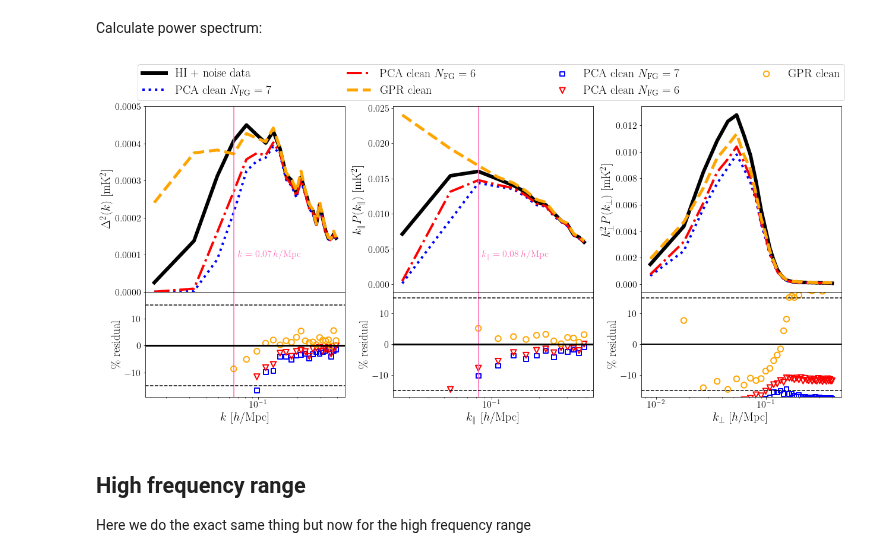
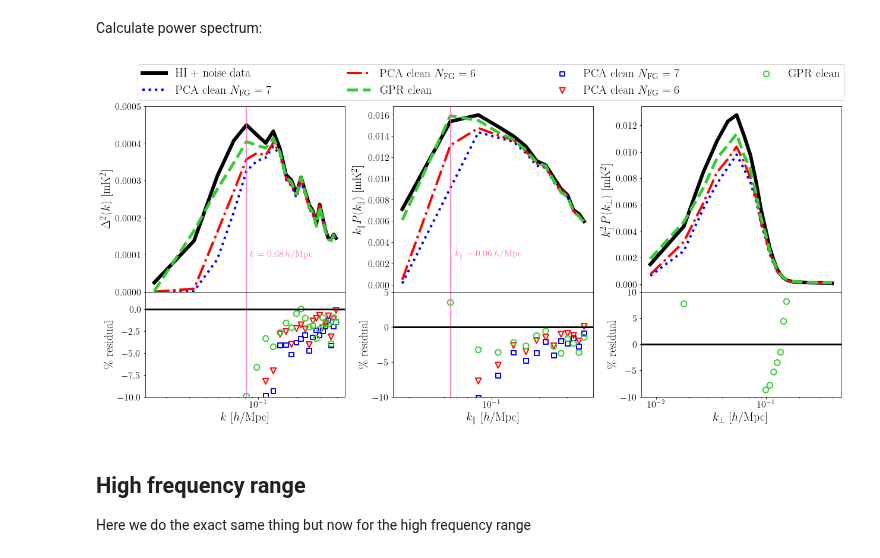
Before and after one commit to paulassoares/gpr4im, a Jupyter notebook: Jupyter Notebooks/Reproducible paper plots/With polarisation (bandwidth and redshift dependence).ipynb, the cells around one changed output. Drawn from its saved outputs; the diff is of its cells as text; code cells hidden in the pictures.

Commit message:
changes to paper plots

```diff
--- a/Jupyter Notebooks/Reproducible paper plots/With polarisation (bandwidth and redshift dependence).ipynb
+++ b/Jupyter Notebooks/Reproducible paper plots/With polarisation (bandwidth and redshift dependence).ipynb
@@ -88,17 +88,12 @@ k = np.linspace(kmin+0.5*dk,kmax-0.5*dk,nkbin)
 kperp = np.linspace(kmin_perp+0.5*dk_perp,kmax_perp-0.5*dk_perp,nkbin_perp)
 kpar = np.linspace(kmin_par+0.5*dk_par,kmax_par-0.5*dk_par,nkbin_par)
 # %%
-# bias correction:
-n_samples = 10
-pk3d_corr, pk1d_corr, samples = pk.get_biascorr(gpr_result.fgcov, Input, n_samples, lx, ly, lz,
-                                                kbins_par, kbins, w, W)
-
 # spherically averaged power spectrum:
 
 # true HI power spectrum:
 HI_pk = pk.getpk(HI_noise_data,w,W,nx,ny,nz,lx,ly,lz,kbins)[0]
-# residual power spectrum from GPR, with bias correction:
-GPR_pk = pk.getpk(gpr_result.res,w,W,nx,ny,nz,lx,ly,lz,kbins)[0] + pk3d_corr
+# residual power spectrum from GPR:
+GPR_pk = pk.getpk(gpr_result.res,w,W,nx,ny,nz,lx,ly,lz,kbins)[0]
 # residual power spectrum from PCA:
 PCA7_pk = pk.getpk(pca_res7,w,W,nx,ny,nz,lx,ly,lz,kbins)[0]
 PCA6_pk = pk.getpk(pca_res6,w,W,nx,ny,nz,lx,ly,lz,kbins)[0]
@@ -107,8 +102,8 @@ PCA6_pk = pk.getpk(pca_res6,w,W,nx,ny,nz,lx,ly,lz,kbins)[0]
 
 # true HI power spectrum:
 HI_pk_para = pk.ParaPk(HI_noise_data, nx, ny, nz, lx, ly, lz, kbins_par, w, W)[0]
-# residual power spectrum from GPR, with bias correction:
-GPR_pk_para = pk.ParaPk(gpr_result.res, nx, ny, nz, lx, ly, lz, kbins_par, w, W)[0] + pk1d_corr
+# residual power spectrum from GPR:
+GPR_pk_para = pk.ParaPk(gpr_result.res, nx, ny, nz, lx, ly, lz, kbins_par, w, W)[0]
 # residual power spectrum from PCA:
 PCA7_pk_para = pk.ParaPk(pca_res7, nx, ny, nz, lx, ly, lz, kbins_par, w, W)[0]
 PCA6_pk_para = pk.ParaPk(pca_res6, nx, ny, nz, lx, ly, lz, kbins_par, w, W)[0]
@@ -129,68 +124,62 @@ fig.subplots_adjust(hspace=0, wspace=0.24)
 ax1.plot(k, (k*k*k*HI_pk)/(2*np.pi*np.pi), ls='solid', c='k', lw=6, label = r'HI + noise data')
 ax1.plot(k, (k*k*k*PCA7_pk)/(2*np.pi*np.pi), ls='dotted',c='b', lw=4)
 ax1.plot(k, (k*k*k*PCA6_pk)/(2*np.pi*np.pi), ls='dashdot',c='r', lw=4)
-ax1.plot(k, (k*k*k*GPR_pk)/(2*np.pi*np.pi), ls='dashed', c='orange', lw=5)
-ax1.text(k[0]*4.3, 0.000095, r'$k = 0.07 \, h$/Mpc', c='hotpink')
-ax1.axvline(k[3], c='hotpink')
+ax1.plot(k, (k*k*k*GPR_pk)/(2*np.pi*np.pi), ls='dashed', c='limegreen', lw=5)
+ax1.text(k[0]*5.3, 0.000095, r'$k = 0.08 \, h$/Mpc', c='hotpink')
+ax1.axvline(k[4], c='hotpink')
 ax1.set_xscale('log')
 ax1.set_ylim(0,0.0005)
 ax1.set_ylabel('$\Delta^2 (k)$ [mK$^2$]', fontsize=20)
 
 ax2.scatter(k, 100*(PCA7_pk - HI_pk)/HI_pk, marker='s', s=60, edgecolor='b', facecolor='none', lw=2, label = r'PCA clean $N_{\rm FG} = 7$')
 ax2.scatter(k, 100*(PCA6_pk - HI_pk)/HI_pk, marker='v', s=90, edgecolor='r', facecolor='none', lw=2, label = r'PCA clean $N_{\rm FG} = 6$')
-ax2.scatter(k, 100*(GPR_pk - HI_pk)/HI_pk, s=90, marker='o', edgecolor='orange', facecolor='none', lw=2, label = r'GPR clean')
-ax2.set_ylim(-19.,19.9)
-ax2.axvline(k[3], c='hotpink')
+ax2.scatter(k, 100*(GPR_pk - HI_pk)/HI_pk, s=90, marker='o', edgecolor='limegreen', facecolor='none', lw=2, label = r'GPR clean')
+ax2.set_ylim(-10,2)
+ax2.axvline(k[4], c='hotpink')
 ax2.set_xscale('log')
 ax2.set_xlabel('$k$ [$h$/Mpc]', fontsize=20)
 ax2.set_ylabel('\% residual', fontsize=20)
 ax2.axhline(0, c='k', lw=3)
-ax2.axhline(15, c='k', ls='dashed', lw=1.5)
-ax2.axhline(-15, c='k', ls='dashed', lw=1.5)
 
 ax3.plot(kpar, kpar*HI_pk_para, ls='solid', c='k', lw=6)
 ax3.plot(kpar, kpar*PCA7_pk_para, ls='dotted',c='b', lw=4, label = r'PCA clean $N_{\rm FG} = 7$')
 ax3.plot(kpar, kpar*PCA6_pk_para, ls='dashdot',c='r', lw=4)
-ax3.plot(kpar, kpar*GPR_pk_para, ls='dashed', c='orange', lw=5)
-ax3.text(k[0]*5.3, 0.0039, r'$k_\parallel = 0.08 \, h$/Mpc', c='hotpink')
-ax3.axvline(kpar[2], c='hotpink')
+ax3.plot(kpar, kpar*GPR_pk_para, ls='dashed', c='limegreen', lw=5)
+ax3.text(k[0]*3.6, 0.0027, r'$k_\parallel = 0.06 \, h$/Mpc', c='hotpink')
+ax3.axvline(kpar[1], c='hotpink')
 ax3.set_xscale('log')
 ax3.set_ylabel('$k_\parallel P(k_\parallel)$ [mK$^2$]', fontsize=20)
 
 ax4.scatter(kpar, 100*(PCA7_pk_para - HI_pk_para)/HI_pk_para, marker='s', s=60, edgecolor='b', facecolor='none', lw=2)
 ax4.scatter(kpar, 100*(PCA6_pk_para - HI_pk_para)/HI_pk_para, marker='v', s=90, edgecolor='r', facecolor='none', lw=2)
-ax4.scatter(kpar, 100*(GPR_pk_para - HI_pk_para)/HI_pk_para, s=90, marker='o', edgecolor='orange', facecolor='none', lw=2)
-ax4.axvline(kpar[2], c='hotpink')
-ax4.set_ylim(-17,17)
+ax4.scatter(kpar, 100*(GPR_pk_para - HI_pk_para)/HI_pk_para, s=90, marker='o', edgecolor='limegreen', facecolor='none', lw=2)
+ax4.axvline(kpar[1], c='hotpink')
+ax4.set_ylim(-10,5)
 ax4.set_xscale('log')
 ax4.set_xlabel('$k_\parallel$ [$h$/Mpc]', fontsize=20)
 ax4.set_ylabel('\% residual', fontsize=20)
 ax4.axhline(0, c='k', lw=3)
-ax4.axhline(15, c='k', ls='dashed', lw=1.5)
-ax4.axhline(-15, c='k', ls='dashed', lw=1.5)
 
 ax5.plot(kperp, kperp*kperp*HI_pk_perp, ls='solid', c='k', lw=6)
 ax5.plot(kperp, kperp*kperp*PCA7_pk_perp, ls='dotted',c='b', lw=4)
 ax5.plot(kperp, kperp*kperp*PCA6_pk_perp, ls='dashdot',c='r', lw=4, label = r'PCA clean $N_{\rm FG} = 6$')
-ax5.plot(kperp, kperp*kperp*GPR_pk_perp, ls='dashed', c='orange', lw=5, label = r'GPR clean')
+ax5.plot(kperp, kperp*kperp*GPR_pk_perp, ls='dashed', c='limegreen', lw=5, label = r'GPR clean')
 ax5.set_xscale('log')
 ax5.set_ylabel('$k_\perp^2 P(k_\perp)$ [mK$^2$]', fontsize=20)
 
 ax6.scatter(kperp, 100*(PCA7_pk_perp - HI_pk_perp)/HI_pk_perp, marker='s', s=60, edgecolor='b', facecolor='none', lw=2)
 ax6.scatter(kperp, 100*(PCA6_pk_perp - HI_pk_perp)/HI_pk_perp, marker='v', s=90, edgecolor='r', facecolor='none', lw=2)
-ax6.scatter(kperp, 100*(GPR_pk_perp - HI_pk_perp)/HI_pk_perp, s=90, marker='o', edgecolor='orange', facecolor='none', lw=2)
-ax6.set_ylim(-17,17)
+ax6.scatter(kperp, 100*(GPR_pk_perp - HI_pk_perp)/HI_pk_perp, s=90, marker='o', edgecolor='limegreen', facecolor='none', lw=2)
+ax6.set_ylim(-10,10)
 ax6.set_xlabel('$k_\perp$ [$h$/Mpc]', fontsize=20)
 ax6.set_ylabel('\% residual', fontsize=20)
-ax6.axhline(0, c='k', lw=2)
-ax6.axhline(15, c='k', ls='dashed', lw=1.5)
-ax6.axhline(-15, c='k', ls='dashed', lw=1.5)
+ax6.axhline(0, c='k', lw=3)
 
 fig.legend(bbox_to_anchor=(0.11, 0.88, 0.8, 0), loc="lower left", mode="expand", ncol=4, fontsize=20)
 
 #plt.savefig('figs/pk_all_wpol_lofreq', dpi=300, bbox_inches="tight")
 # %% [output]
-[figure, old version]
+[figure, new version]
 # %% [markdown]
 ## High frequency range
 
```
Also changed, not shown: parts of 2 cells of this notebook, 10 other files.
